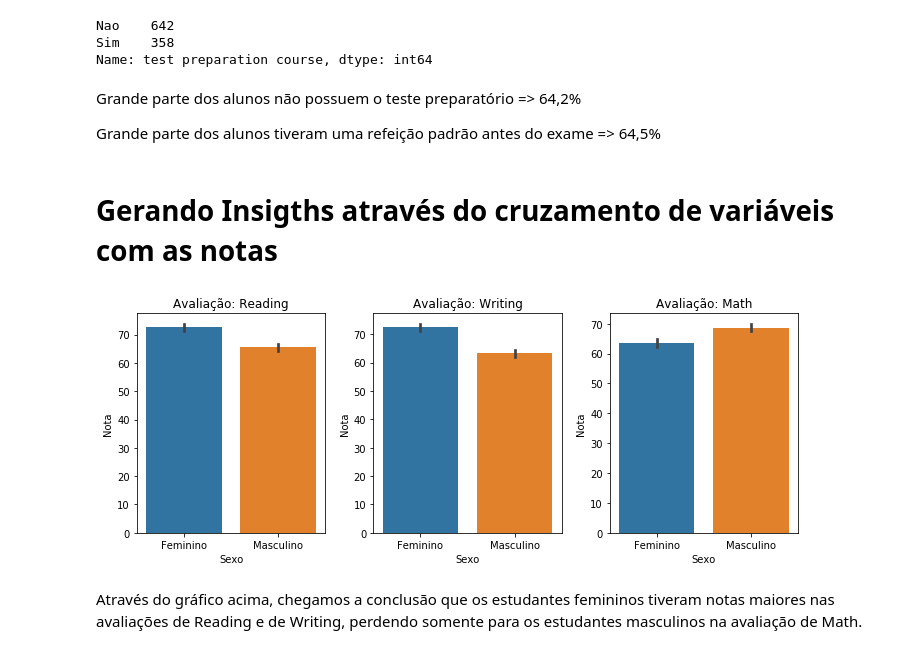
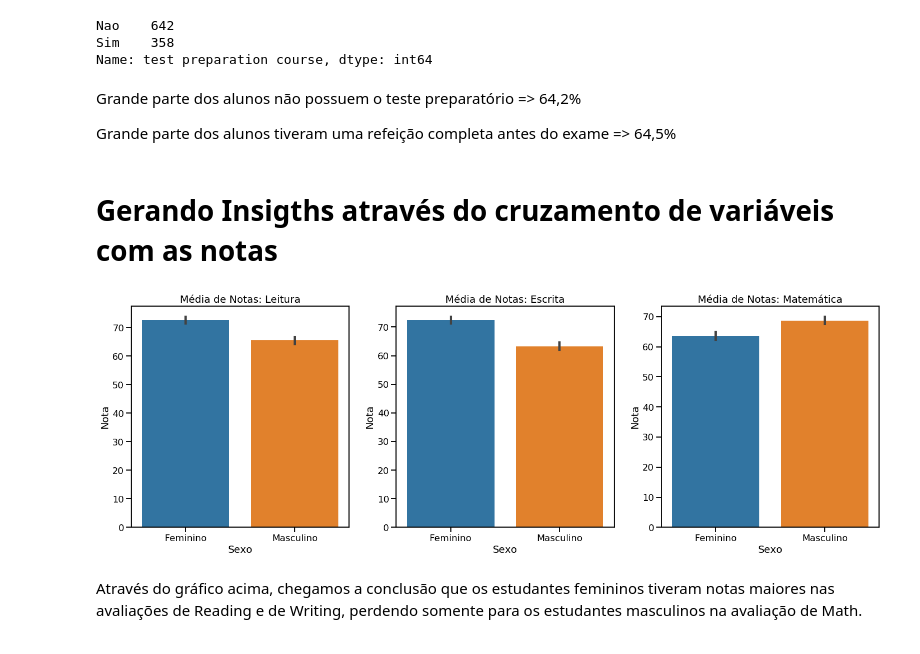
Before and after one commit to marciodelima/portifolioprojetos, a Jupyter notebook: Dashboard_Python/Dashboard.ipynb, the cells around one changed output. Cells and saved outputs as stored; diff of their text form; code cells hidden in the pictures.

```diff
--- a/Dashboard_Python/Dashboard.ipynb
+++ b/Dashboard_Python/Dashboard.ipynb
@@ -136,3 +132,16 @@ df['test preparation course'] = df['test preparation course'].map(lambda x: 'Nao
+# %%
+#Traducao
+df['gender'] = df['gender'].map(lambda x: 'Masculino' if x == 'male' else 'Feminino' )
+df['test preparation course'] = df['test preparation course'].map(lambda x: 'Nao' if x == 'none' else 'Sim' )
+
+df['parental level of education'] = df['parental level of education'].map(lambda x: 'Graduações Tecnológicas' if x == "associate's degree" else x)
+df['parental level of education'] = df['parental level of education'].map(lambda x: 'Graduações Bachareladas' if x == "bachelor's degree" else x)
+df['parental level of education'] = df['parental level of education'].map(lambda x: 'Ensino Médio' if x == "high school" else x)
+df['parental level of education'] = df['parental level of education'].map(lambda x: 'Pós-Graduação/Mestrado' if x == "master's degree" else x)
+df['parental level of education'] = df['parental level of education'].map(lambda x: 'Outros' if x == "some college" else x)
+df['parental level of education'] = df['parental level of education'].map(lambda x: 'Outros' if x == "some high school" else x)
+
+df['lunch'] = df['lunch'].map(lambda x: 'Sim' if x == 'standard' else 'Nao' )
 # %%
 #Criando novas colunas - Avaliação das Notas - Nota de Corte - 65
 df["math_resultado"] = np.where(df["math score"]<65,"Reprovado" , "Aprovado")
@@ -203,34 +234,34 @@ Name: test preparation course, dtype: int64
 # %% [markdown]
 Grande parte dos alunos não possuem o teste preparatório => 64,2%
 
-Grande parte dos alunos tiveram uma refeição padrão antes do exame => 64,5%
+Grande parte dos alunos tiveram uma refeição completa antes do exame => 64,5%
 # %% [markdown]
 # Gerando Insigths através do cruzamento de variáveis com as notas
 # %%
 #Notas por Sexo
-plt.figure(figsize=(10,4))
+plt.figure(figsize=(20,7))
 
 plt.subplot(1,3,1)
-sns.barplot(x = 'gender', y = 'reading score', data = df)
+ax=sns.barplot(x = 'gender', y = 'reading score', data = df)
 plt.xlabel('Sexo')
 plt.ylabel('Nota')
-plt.title('Avaliação: Reading')
+plt.title('Média de Notas: Leitura')
 
 plt.subplot(1,3,2)
-sns.barplot(x = 'gender', y = 'writing score', data = df)
+ax1=sns.barplot(x = 'gender', y = 'writing score', data = df)
 plt.xlabel('Sexo')
 plt.ylabel('Nota')
-plt.title('Avaliação: Writing')
+plt.title('Média de Notas: Escrita')
 
 plt.subplot(1,3,3)
-sns.barplot(x = 'gender', y = 'math score', data = df)
+ax2=sns.barplot(x = 'gender', y = 'math score', data = df)
 plt.xlabel('Sexo')
 plt.ylabel('Nota')
-plt.title('Avaliação: Math')
+plt.title('Média de Notas: Matemática')
 
 plt.tight_layout()
 # %% [output]
-[figure, old version]
+[figure, new version]
 # %% [markdown]
 Através do gráfico acima, chegamos a conclusão que os estudantes femininos tiveram notas maiores nas avaliações de Reading e de Writing, perdendo somente para os estudantes masculinos na avaliação de Math.
 # %%
```
Also changed, not shown: parts of 13 cells of this notebook, 1 other file.
